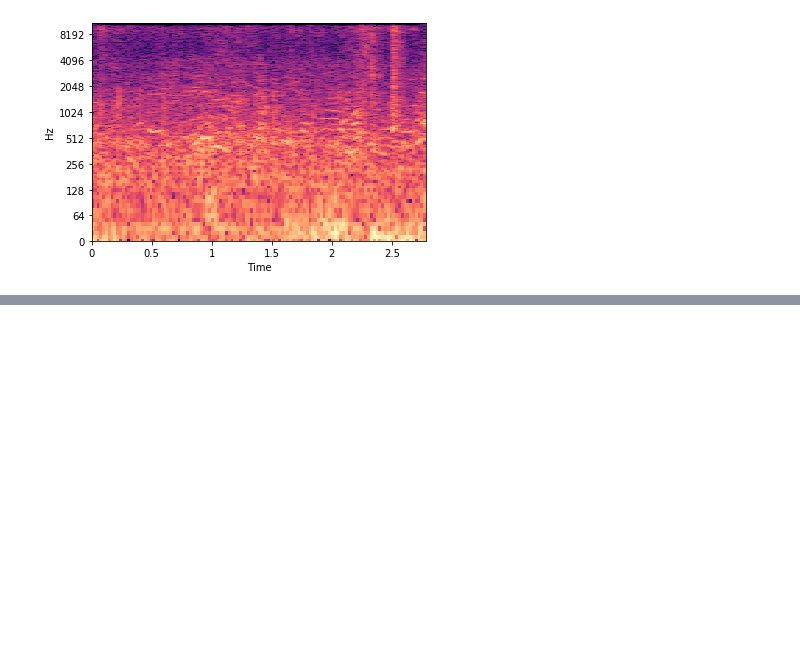
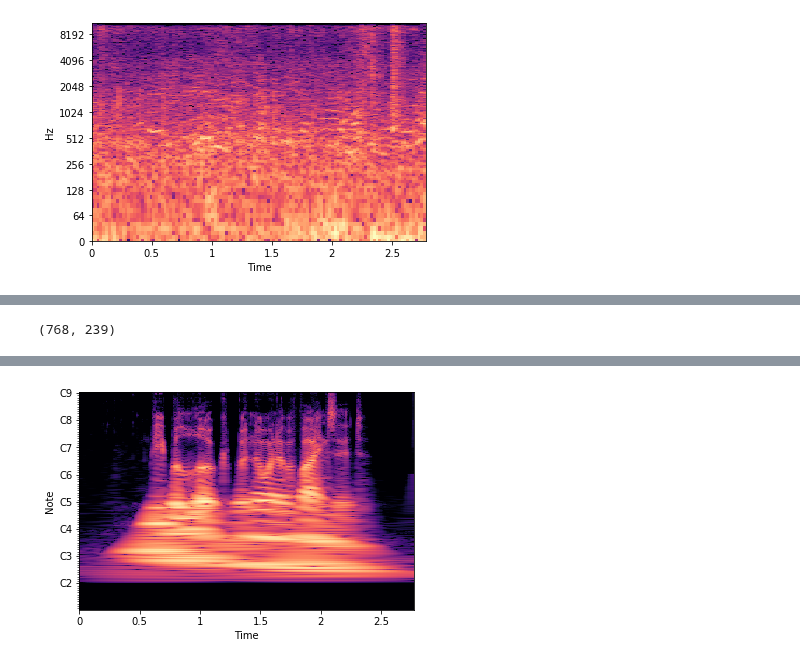
Before and after one commit to dweih/AudioCleaning, a Jupyter notebook: Basic Tests.ipynb, the cells around one changed output, grey strips where cells are left out. Cells and saved outputs as stored; diff of their text form; code cells hidden in the pictures; blank space fills up the shorter version.

```diff
--- a/Basic Tests.ipynb
+++ b/Basic Tests.ipynb
@@ -79,8 +79,3 @@ round_trip = librosa.istft(real_clean)
 Audio(round_trip, rate=rate)
 # %% [output]
 [interactive output not drawn]
-# %%
-jab, rate =librosa.core.load("Assets\\DaveJabberwocky.wav")
-Audio(jab, rate=rate)
-X = librosa.stft(jab)
-librosa.display.specshow(librosa.amplitude_to_db(np.abs(X), ref=np.max), y_axis='log', x_axis='time')
@@ -100,0 +85,24 @@ Audio(y_hat, rate=rate)
+# %%
+# CQT experiments
+
+hop_length = 256
+bins_per_octave = 12 * 8
+fmin = librosa.note_to_hz('C1')
+octaves = 8
+C = librosa.cqt(wav, hop_length=hop_length, fmin=fmin, n_bins=octaves*bins_per_octave, bins_per_octave=bins_per_octave)
+print(C.shape)
+
+C[0:bins_per_octave,:] = 0
+fade = bins_per_octave//2
+for i in range(0,fade):
+    C[bins_per_octave+i,:] = (i/fade) * C[bins_per_octave+i,:]
+
+rewav = librosa.icqt(C, hop_length=hop_length, bins_per_octave=bins_per_octave)
+
+
+librosa.display.specshow(librosa.amplitude_to_db(np.abs(C), ref=np.max), y_axis='cqt_note', x_axis='time', hop_length=hop_length, fmin=fmin,  bins_per_octave=bins_per_octave)
+
+
+Audio(rewav, rate=rate)
+# %% [output]
+(768, 239)
@@ -100,0 +110 @@ Audio(y_hat, rate=rate)
+[figure, added]
```
Also changed, not shown: parts of 10 cells of this notebook, 2 other files.
